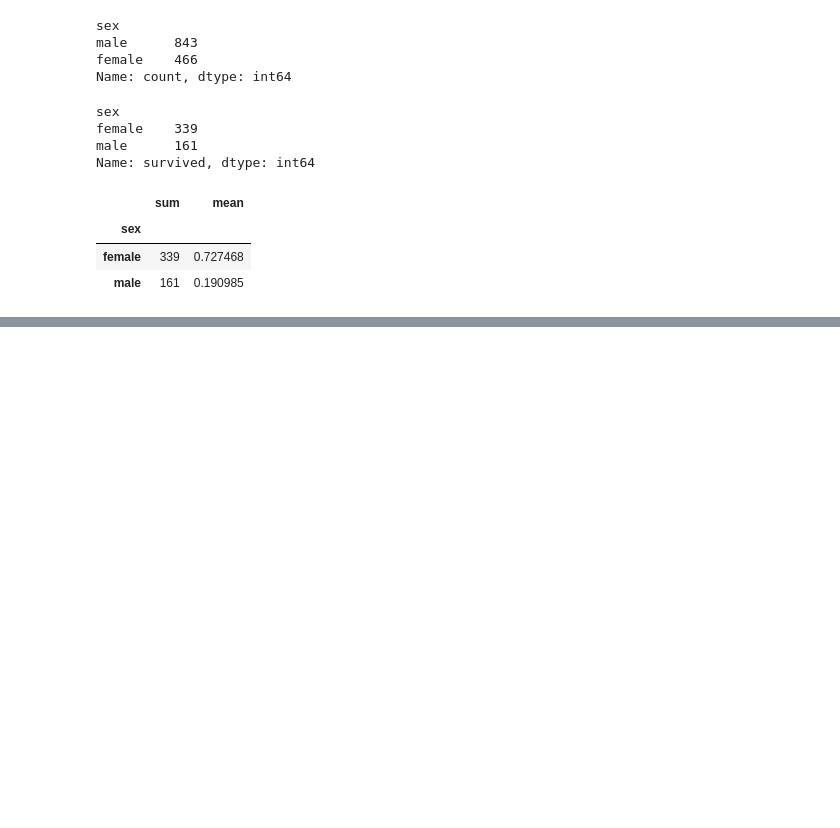
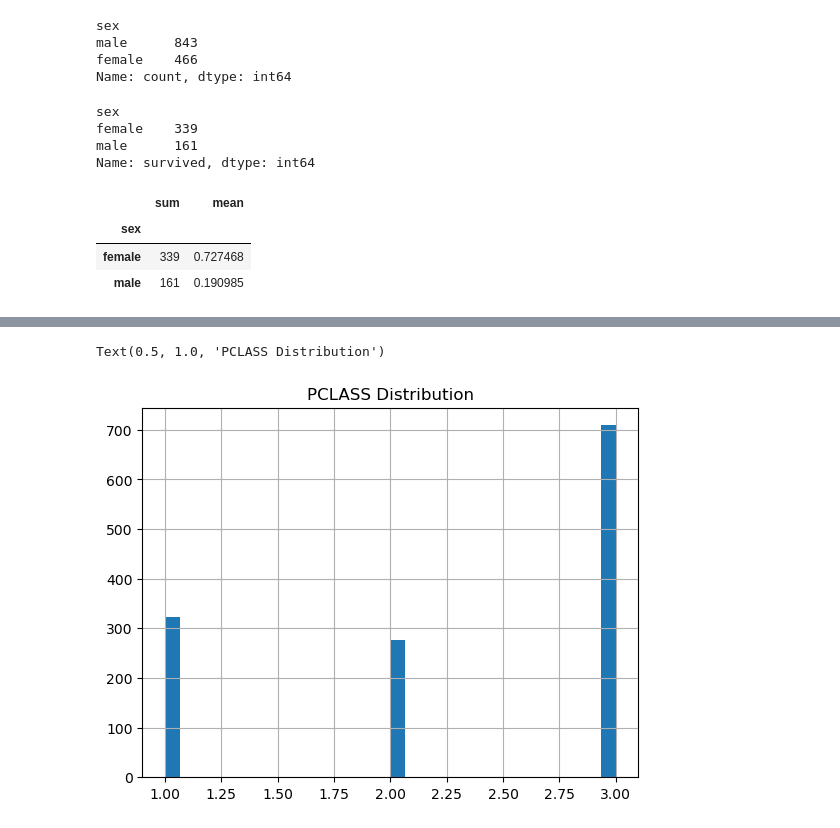
Before and after one commit to csaafrica/mental_CSA, a Jupyter notebook: notebooks/Data Wrangling.ipynb, the cells around one changed output, grey strips where cells are left out. Saved outputs shown, nothing was run; the diff lists cells and outputs as text; code cells hidden in the pictures; blank space fills up the shorter version.

```diff
--- a/notebooks/Data Wrangling.ipynb
+++ b/notebooks/Data Wrangling.ipynb
@@ -508,0 +850,6 @@ titanic.groupby(["sex"])["survived"].agg(["sum","mean"])
+# %%
+titanic_data_copy["PCLASS"].hist(bins=30)
+plt.title("PCLASS Distribution")
+# %% [output]
+Text(0.5, 1.0, 'PCLASS Distribution')
+[figure, added]
```
Also changed, not shown: parts of 36 cells of this notebook, 9 other files.
